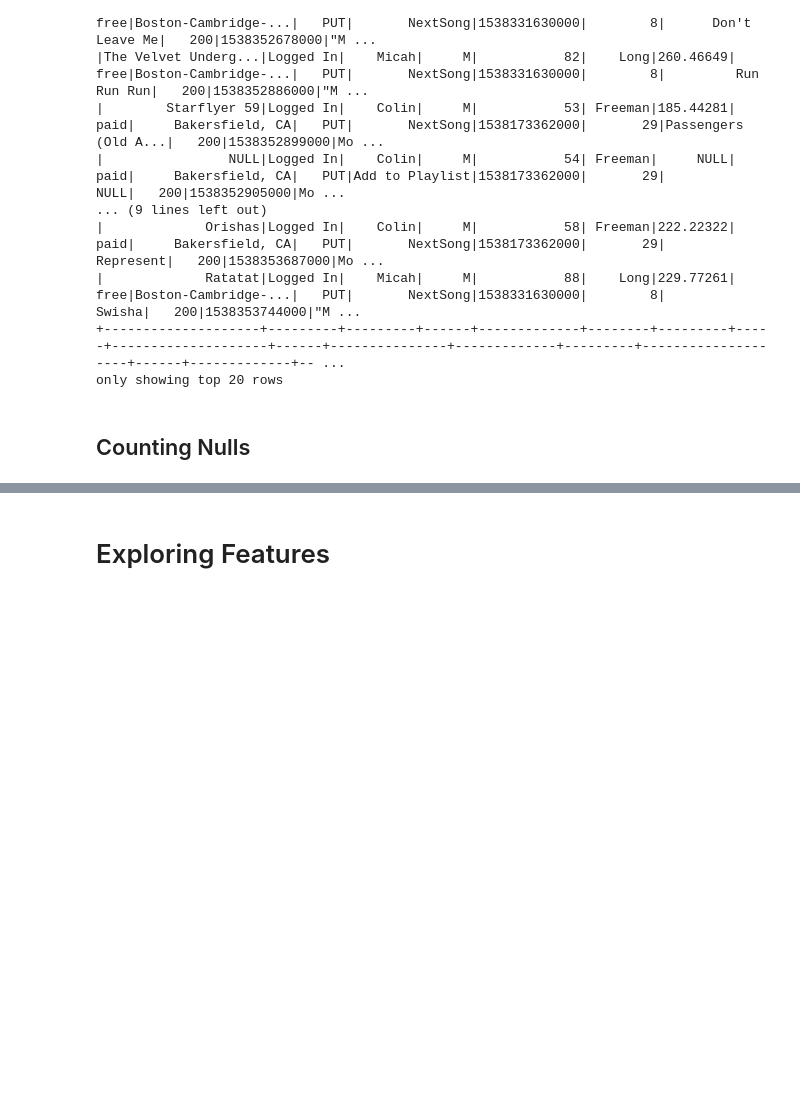
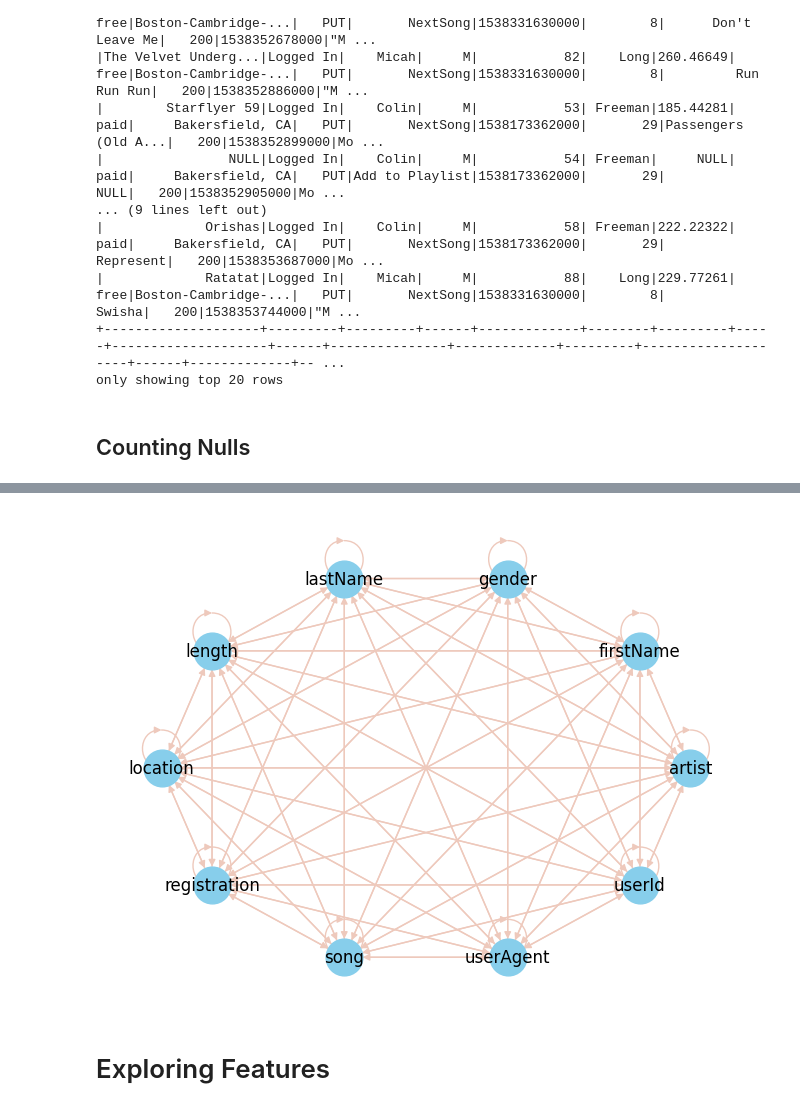
Before and after one commit to fletcherjacob/churn_project, a Jupyter notebook: spotify_churn.ipynb, the cells around one changed output, grey strips where cells are left out. Cells and saved outputs as stored; diff of their text form; code cells hidden in the pictures; blank space fills up the shorter version.

```diff
--- a/spotify_churn.ipynb
+++ b/spotify_churn.ipynb
@@ -245,15 +230,0 @@ Text(0.5, 1.0, 'Binary Map of Null Values')
-# %%
-df = psdf.toPandas()
-null_values = psdf.toPandas().isnull()
-
-null_relations = {}
-
-
-for column in df.columns:
-    rows_with_nulls = df[df[column].isnull()]
-    related_columns = rows_with_nulls.columns[rows_with_nulls.isnull().any()].tolist()
-
-    null_relations[column] = related_columns
-
-del df
-null_relations
@@ -278,3 +231,78 @@ null_relations
+# %%
+def null_combination_check(df):
+    """
+    Identify columns with null values and their related columns in a DataFrame.
+
+    Parameters:
+    - df (pyspark.sql.DataFrame or pd.DataFrame): The input DataFrame.
+
+    Returns:
+    dict: A dictionary where keys are columns with null values, and values are lists of related columns.
+    """
+    if isinstance(df, DataFrame):
+        df = df.toPandas()
+
+    null_relations = {}
+    for column in df.columns:
+        rows_with_nulls = df[df[column].isnull()]
+        related_columns = rows_with_nulls.columns[
+            rows_with_nulls.isnull().any()
+        ].tolist()
+
+        null_relations[column] = related_columns
+
+    return null_relations
+
+def null_graph(relationships, ignore_no_relations=False):
+    """
+    Visualize relationships between entities as a directed graph using NetworkX and Matplotlib.
+
+    Parameters:
+    - relationships (dict): A dictionary representing relationships between entities. Each key is an entity,
+      and the corresponding value is a list of related entities.
+    - ignore_no_relations (bool): If True, only entities with at least one relation will be included in the graph.
+      If False (default), all entities and their relations will be considered.
+
+    Returns:
+    None
+
+    This function takes a dictionary of relationships and creates a directed graph using NetworkX.
+    Nodes in the graph represent entities, and directed edges represent relationships between entities.
+    The graph is visualized using Matplotlib.
+    """
+
+    G = nx.DiGraph()
+
+    # Add nodes and edges based on relationships
+    for entity, related_entities in relationships.items():
+
+        if ignore_no_relations and len(related_entities) == 0:
+            #passes empty entities in loop
+            continue
+
+        G.add_node(entity)
+        for related_entity in related_entities:
+            G.add_edge(entity, related_entity)
+
+    # Visualization
+    pos = nx.kamada_kawai_layout(G)
+    nx.draw(
+        G,
+        pos,
+        with_labels=True,
+        node_size=700,
+        node_color="skyblue",
+        font_size=12,
+        font_color="black",
+        arrowsize=10,
+        edge_color="#EEC9BC",
+    )
+    plt.show()
+
+
+null_graph(null_combination_check(psdf), ignore_no_relations=True)
+# %% [output]
+[figure, added]
 # %% [markdown]
 # Exploring Features
 # %% [markdown]
```
Also changed, not shown: parts of 13 cells of this notebook.
